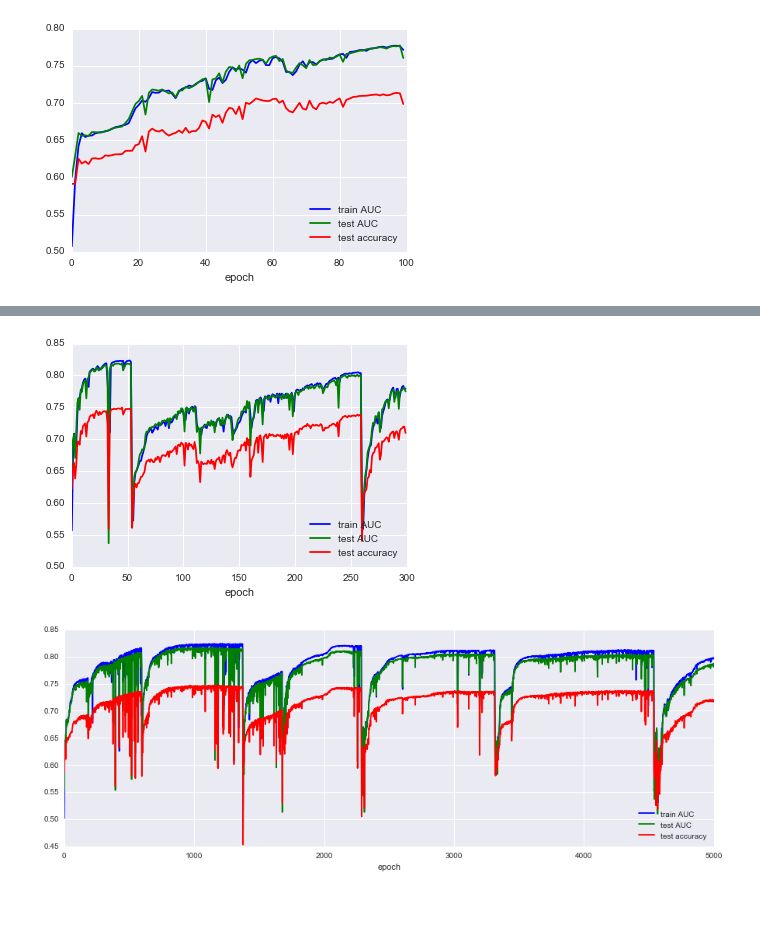
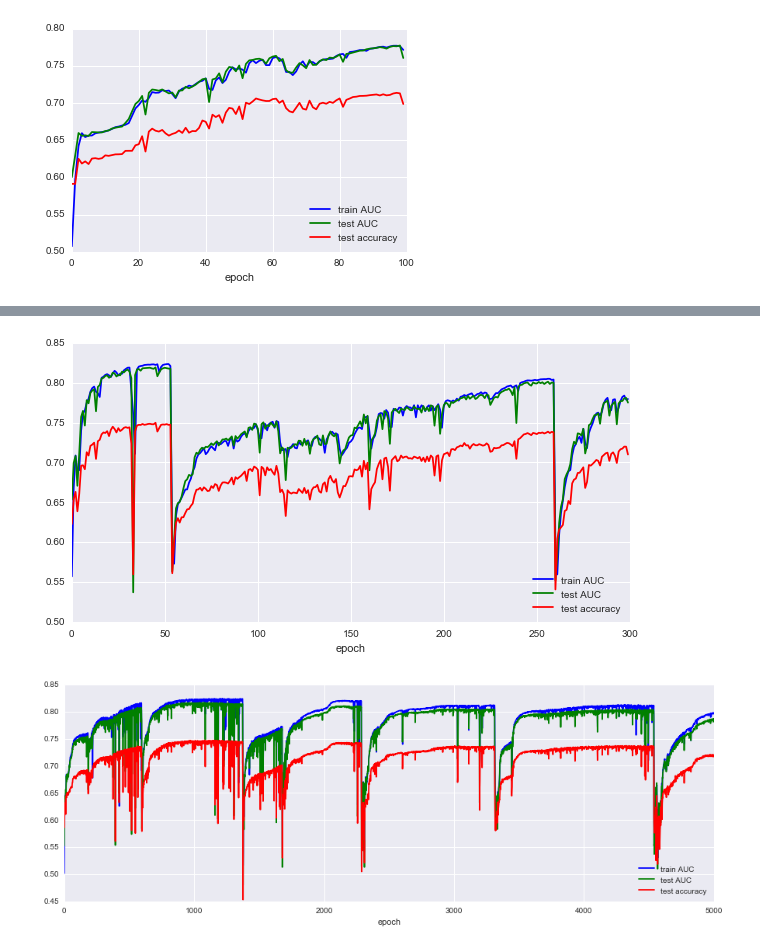
Before and after one commit to GaoSida/DKT, a Jupyter notebook: 2_performance_analysis.ipynb, the cells around one changed output, grey strips where cells are left out. Cells and saved outputs as stored; diff of their text form; code cells hidden in the pictures; blank space fills up the shorter version.

```diff
--- a/2_performance_analysis.ipynb
+++ b/2_performance_analysis.ipynb
@@ -83,16 +96,17 @@ After trained with 5000 epochs, we can see the oscillation still happens but bec
 # %%
 # turn down the clipping to 1.2
 # and accidentally more training data, which should be a good thing, but ...
+plt.figure(figsize=(10, 5))
 log = read_performance_log('synthetic/save_during_dataset9_paraset6/performance.txt',
                            ['loss', 'train AUC', 'test AUC', 'test accuracy'])
 plt.plot(log['epoch'], log['train AUC'], '-b', label='train AUC')
 plt.plot(log['epoch'], log['test AUC'], '-g', label='test AUC')
 plt.plot(log['epoch'], log['test accuracy'], '-r', label='test accuracy')
 plt.xlabel('epoch')
 plt.legend(loc='lower right')
 plt.show()
 # %% [output]
-[figure, old version]
+[figure, new version]
 # %%
 plt.figure(figsize=(15, 5))
 log = read_performance_log('synthetic/save_during_dataset9_paraset7/performance.txt',
```
Also changed, not shown: parts of 3 cells of this notebook, 55 other files.
